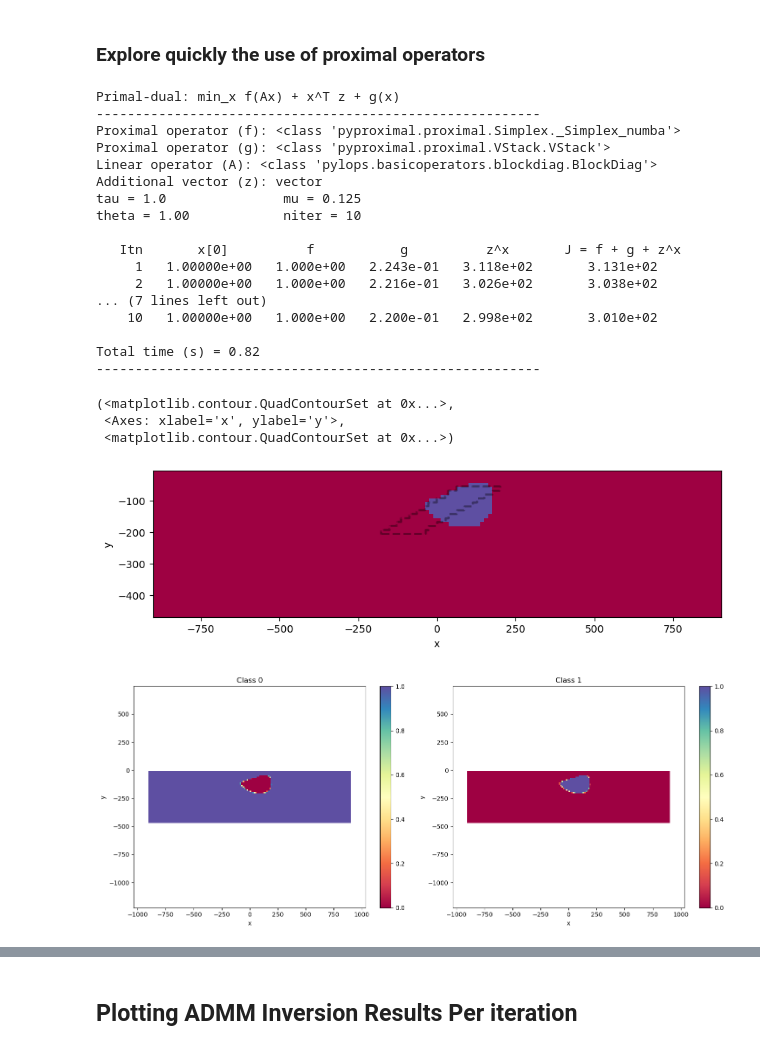
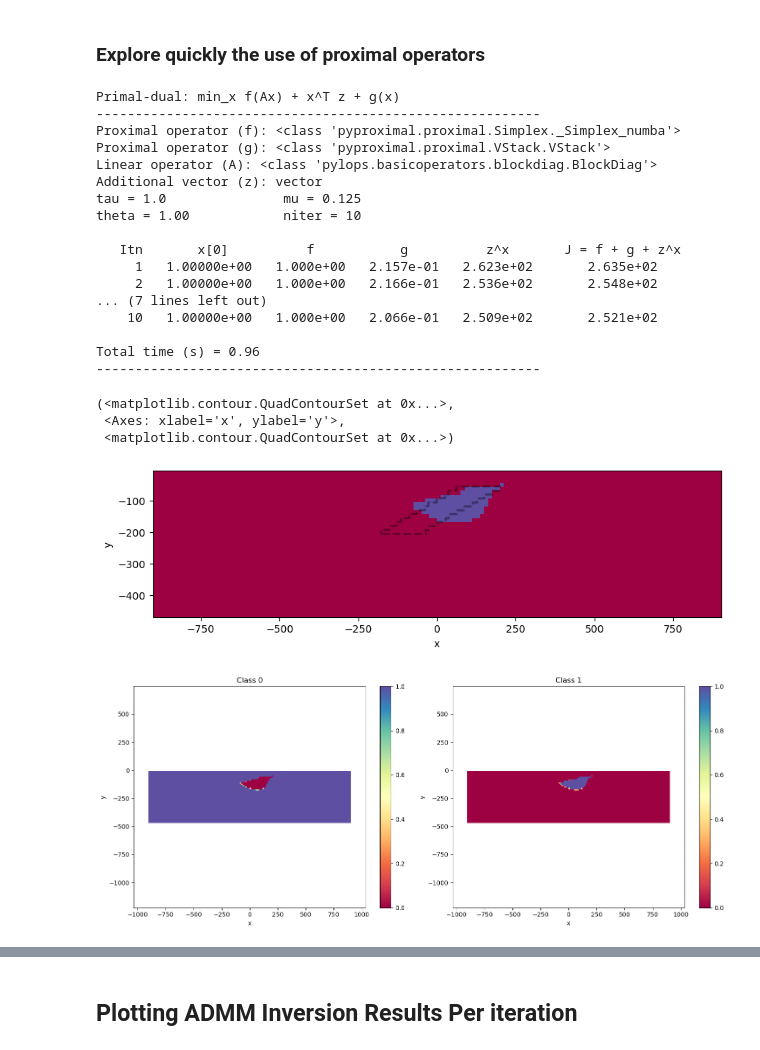
Before and after one commit to JKutt/transformers_segmentation, a Jupyter notebook: geological_segmentation/06-admm_results.ipynb, the cells around one changed output, grey strips where cells are left out. Saved outputs shown, nothing was run; the diff lists cells and outputs as text; code cells hidden in the pictures.

```diff
--- a/geological_segmentation/06-admm_results.ipynb
+++ b/geological_segmentation/06-admm_results.ipynb
@@ -352,7 +384,7 @@ adding dipole size: 225
 # %%
 import pylops
 import pyproximal
-ii = 12
+ii = 29
 m = np.load(f'admm_iter/model_{ii}.npy')
 
 W = (
@@ -375,7 +407,7 @@ tau = 1e-4
 # xp = l1iso.prox(m, tau)
 xp = ms_relaxed.prox(m, tau)
 
-cl = np.array([np.log(1/500), np.log(1/30)])
+cl = np.array([np.log(1/380), np.log(1/30)])
 ncl = len(cl)
 segpd_prob, segpd = \
     pyproximal.optimization.segmentation.Segment(xp, cl, 1., 0.01,
@@ -395,38 +427,38 @@ utils.plot2Ddata(
     level=True,
     ncontour=2,
     levelOpts={'colors':'k','linewidths':2,'linestyles':'--', 'alpha':0.2},
     method='nearest'
 
 )
 # plt.figure(figsize=(7, 2))
 # plt.plot(x, x, 'k', lw=2, label='x')
 # plt.plot(x, xp, 'r', lw=2, label='prox(x)')
 # plt.xlabel('x')
 # plt.title(r'$||x||_{TV}$')
 # plt.legend()
 # plt.tight_layout()
 # %% [output]
 Primal-dual: min_x f(Ax) + x^T z + g(x)
 ---------------------------------------------------------
 Proximal operator (f): <class 'pyproximal.proximal.Simplex._Simplex_numba'>
 Proximal operator (g): <class 'pyproximal.proximal.VStack.VStack'>
 Linear operator (A): <class 'pylops.basicoperators.blockdiag.BlockDiag'>
 Additional vector (z): vector
 tau = 1.0               mu = 0.125
 theta = 1.00            niter = 10
 
    Itn       x[0]          f           g          z^x       J = f + g + z^x
-     1   1.00000e+00   1.000e+00   2.243e-01   3.118e+02       3.131e+02
-     2   1.00000e+00   1.000e+00   2.216e-01   3.026e+02       3.038e+02
+     1   1.00000e+00   1.000e+00   2.157e-01   2.623e+02       2.635e+02
+     2   1.00000e+00   1.000e+00   2.166e-01   2.536e+02       2.548e+02
 ... (7 lines left out)
-    10   1.00000e+00   1.000e+00   2.200e-01   2.998e+02       3.010e+02
+    10   1.00000e+00   1.000e+00   2.066e-01   2.509e+02       2.521e+02
 
-Total time (s) = 0.82
+Total time (s) = 0.96
 ---------------------------------------------------------
 (<matplotlib.contour.QuadContourSet at 0x...>,
  <Axes: xlabel='x', ylabel='y'>,
  <matplotlib.contour.QuadContourSet at 0x...>)
-[figure, old version]
+[figure, new version]
 # %%
 fig, axs = plt.subplots(1, 2, figsize=(15, 6))
 for i, ax in enumerate(axs):
@@ -437,7 +469,7 @@ for i, ax in enumerate(axs):
     plt.colorbar(dd[0], ax=ax)
 plt.tight_layout()
 # %% [output]
-[figure, old version]
+[figure, new version]
 # %%
 import json
 
```
Also changed, not shown: parts of 4 cells of this notebook.
